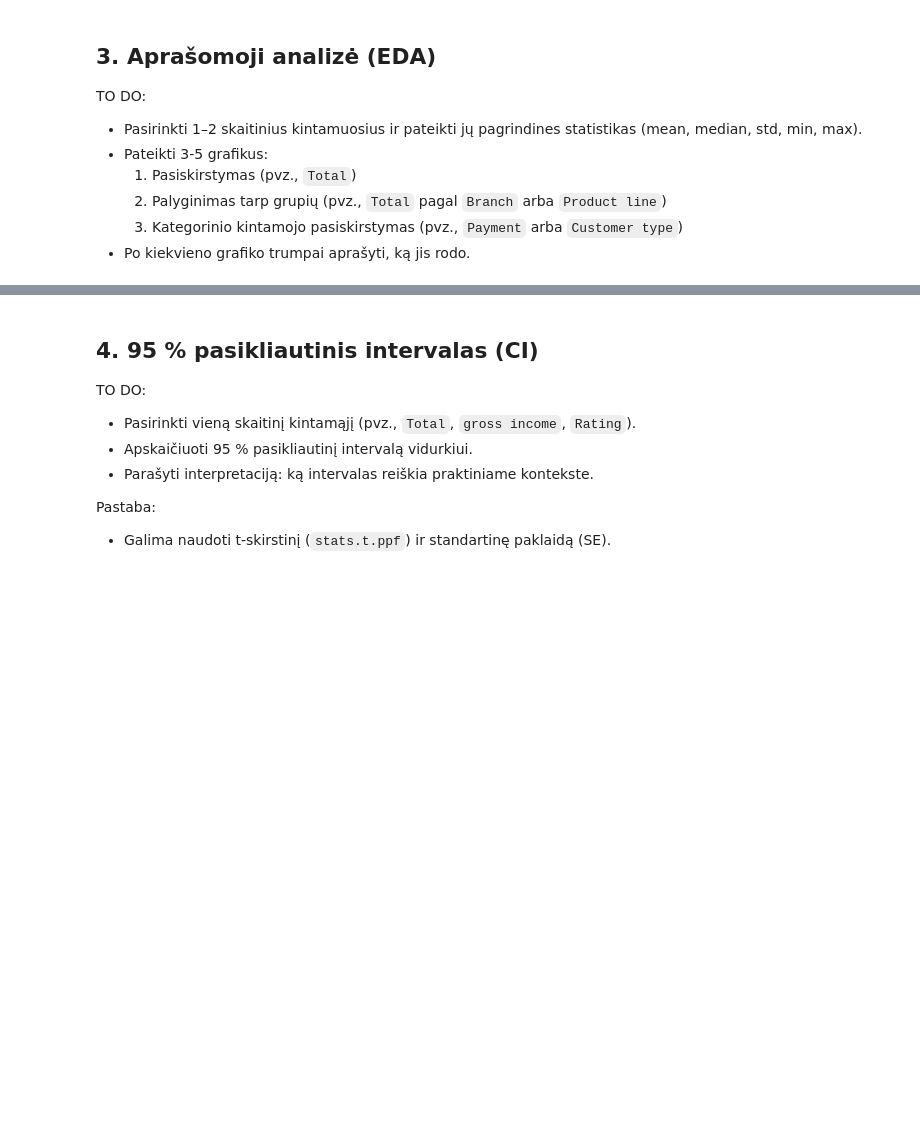
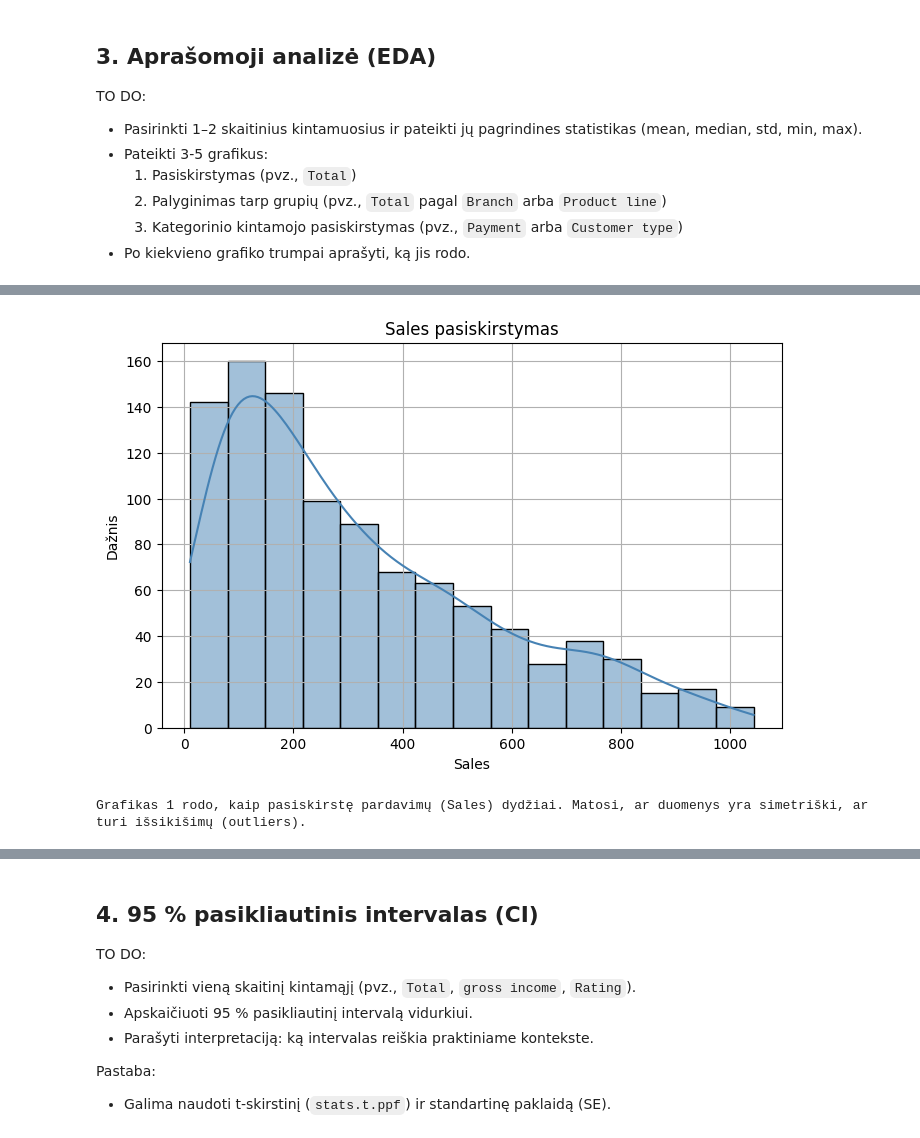
Before and after one commit to MigleSdc/BIT-kursai, a Jupyter notebook: 03_Python/Capstone Project_Supermarket_Sales.ipynb, the cells around one changed output, grey strips where cells are left out. Saved outputs shown, nothing was run; the diff lists cells and outputs as text; code cells hidden in the pictures; blank space fills up the shorter version.

Commit message:
Capstone updated with graphs

```diff
--- a/03_Python/Capstone Project_Supermarket_Sales.ipynb
+++ b/03_Python/Capstone Project_Supermarket_Sales.ipynb
@@ -182,6 +186,23 @@ TO DO:
 # plt.xlabel("Total")
 # plt.ylabel("Dažnis")
 # plt.show()
+# %%
+# 2. Grafikas 1 – skaitinio kintamojo pasiskirstymas
+# ---------------------------------------
+
+plt.figure(figsize=(8, 5))
+sns.histplot(df["Sales"], kde=True, color="steelblue")
+plt.title("Sales pasiskirstymas")
+plt.xlabel("Sales")
+plt.ylabel("Dažnis")
+plt.show()
+
+print("Grafikas 1 rodo, kaip pasiskirstę pardavimų (Sales) dydžiai. Matosi, ar duomenys yra simetriški, ar turi išsikišimų (outliers).")
+
+# ---------------------------------------
+# %% [output]
+[figure, added]
+Grafikas 1 rodo, kaip pasiskirstę pardavimų (Sales) dydžiai. Matosi, ar duomenys yra simetriški, ar turi išsikišimų (outliers).
 # %%
 # TO DO: grafikas 2 (palyginimas tarp grupių)
 # sns.boxplot(data=df, x="Branch", y="Total")
```
Also changed, not shown: parts of 5 cells of this notebook.
